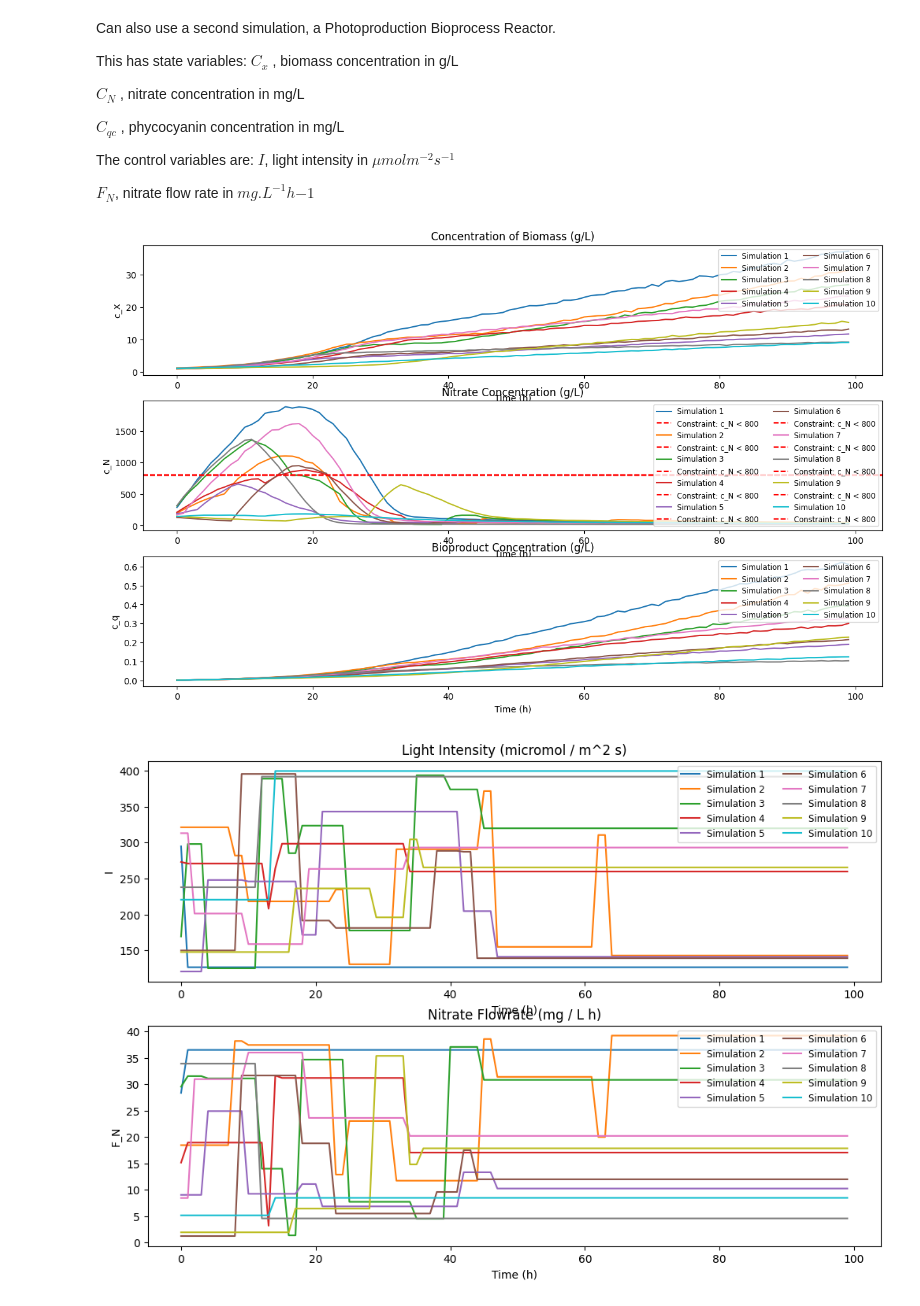
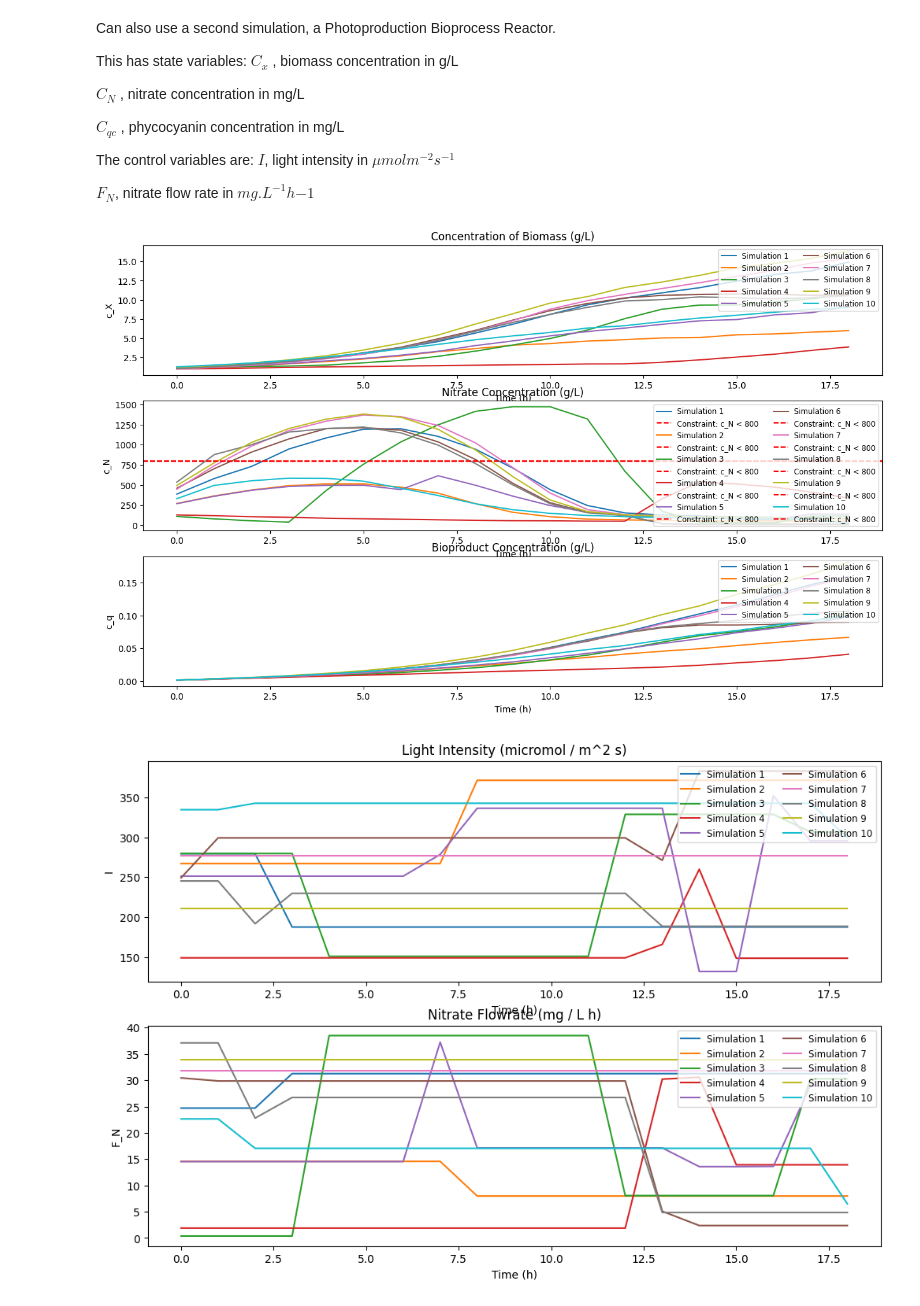
Before and after one commit to matthewmarsh11/BenchmarkTSA, a Jupyter notebook: LSTM_Benchmark.ipynb, the cells around one changed output. Cells and saved outputs as stored; diff of their text form; code cells hidden in the pictures.

Commit message:
Finished notebook example for LSTM, changed CSTR Sim to increase number of action changes

```diff
--- a/LSTM_Benchmark.ipynb
+++ b/LSTM_Benchmark.ipynb
@@ -219,13 +373,13 @@ $I$, light intensity in $\mu  mol  m^{-2}  s^{-1}$
 
 $F_N$, nitrate flow rate in $ mg. L^{-1} h{-1} $
 # %%
-Bioprocess_Config = SimulationConfig(n_simulations=10, T = 101, tsim = 500) # Simulate the CSTR 10 times, with 5000 timesteps over 1000 second period
+Bioprocess_Config = SimulationConfig(n_simulations=10, T = 20, tsim = 240) # Simulate the CSTR 10 times, with 5000 timesteps over 1000 second period
 
 simulator = BioProcessSimulator(Bioprocess_Config)
 simulation_results = simulator.run_multiple_simulations()
 
 # Plot the output of the Simulation
 simulator.plot_results(simulation_results)
 # %% [output]
-[figure, old version]
+[figure, new version]
-[figure, old version]
+[figure, new version]
```
Also changed, not shown: parts of 23 cells of this notebook, 2 other files.
